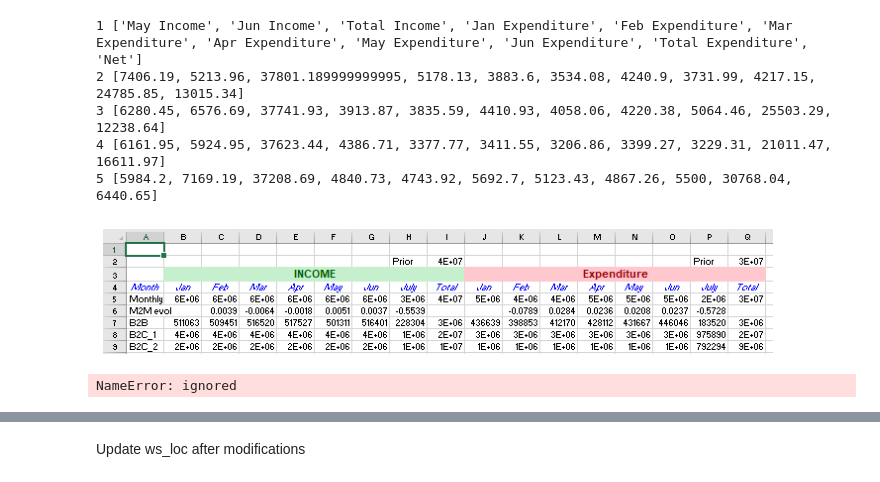
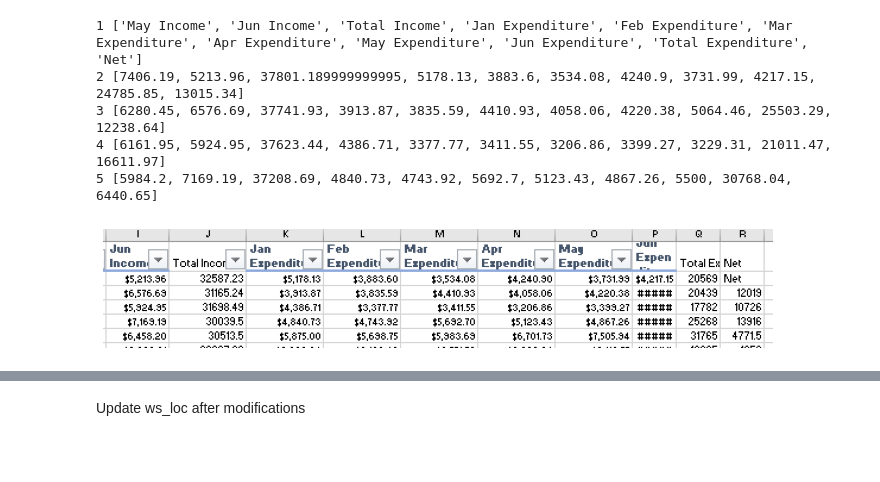
Before and after one commit to seanjerome/Module_4, a Jupyter notebook: Budget_UseCase_Module_4_v2.ipynb, the cells around one changed output, grey strips where cells are left out. Saved outputs shown, nothing was run; the diff lists cells and outputs as text; code cells hidden in the pictures; blank space fills up the shorter version.

```diff
--- a/Budget_UseCase_Module_4_v2.ipynb
+++ b/Budget_UseCase_Module_4_v2.ipynb
@@ -1293,20 +1245,16 @@ for idx, row in enumerate(sheet['H1:R5']):
 5 [5984.2, 7169.19, 37208.69, 4840.73, 4743.92, 5692.7, 5123.43, 4867.26, 5500, 30768.04, 6440.65]
 # %%
 # display image
-img = mpimg.imread('images/img_3.PNG') # if an error then change to lower/upper case .PNG
+img = mpimg.imread('images/img_3.png') # if an error then change to lower/upper case .png
 plt.rcParams['figure.figsize'] = [12, 10]
 plt.imshow(img)
 plt.axis('off')
 plt.show()
 # %% [output]
-[figure, old version]
+[figure, new version]
 # %%
 # save
 wb.save('Budget_processed.xlsx')
-# %%
-sean
-# %% [output]
-NameError: ignored
 # %%
 # download file from Drive to your local machine
 
```
Also changed, not shown: parts of 75 cells of this notebook.
